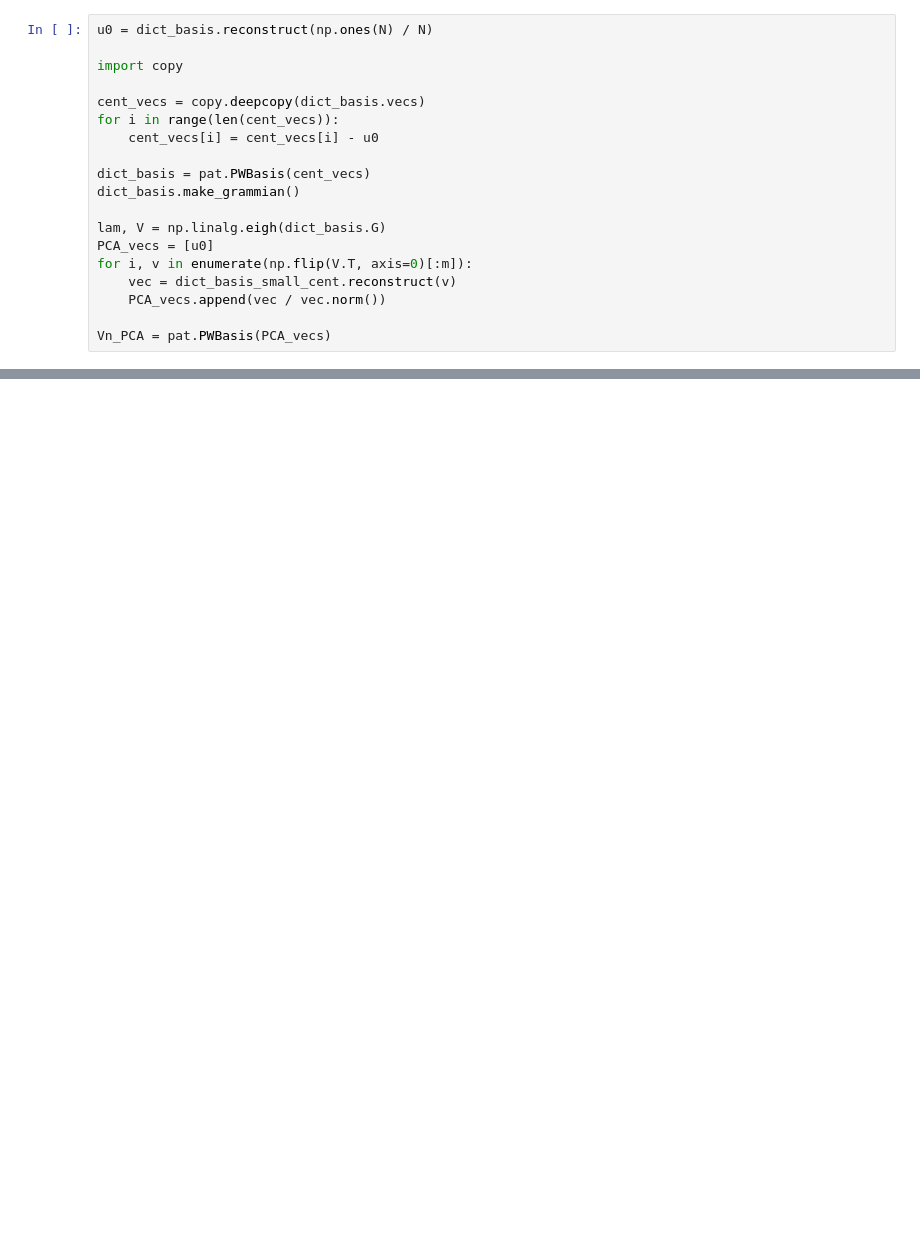
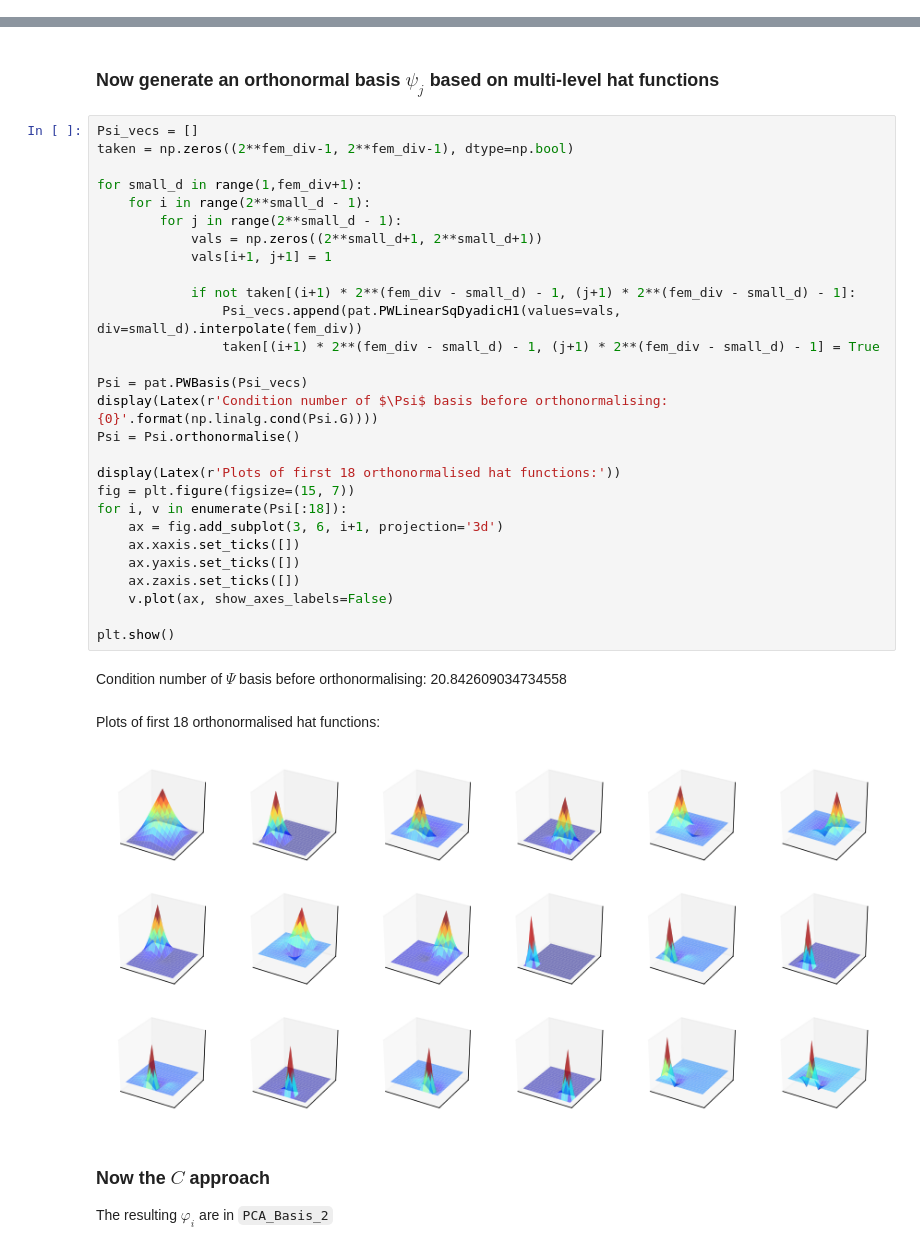
Before and after one commit to james-nichols/pyApproxTools, a Jupyter notebook: notebooks/pca/04_PDE_PCA.ipynb, the cells around one changed output, grey strips where cells are left out. Saved outputs shown, nothing was run; the diff lists cells and outputs as text; blank space fills up the shorter version.

````diff
--- a/notebooks/pca/04_PDE_PCA.ipynb
+++ b/notebooks/pca/04_PDE_PCA.ipynb
@@ -96,19 +128,0 @@ First let us test this all in $\bbR^K$ for some moderate $K$.
-# %%
-u0 = dict_basis.reconstruct(np.ones(N) / N)
-
-import copy
-
-cent_vecs = copy.deepcopy(dict_basis.vecs)
-for i in range(len(cent_vecs)):
-    cent_vecs[i] = cent_vecs[i] - u0
-
-dict_basis = pat.PWBasis(cent_vecs)
-dict_basis.make_grammian()
-
-lam, V = np.linalg.eigh(dict_basis.G)
-PCA_vecs = [u0]
-for i, v in enumerate(np.flip(V.T, axis=0)[:m]):
-    vec = dict_basis_small_cent.reconstruct(v)
-    PCA_vecs.append(vec / vec.norm())
-
-Vn_PCA = pat.PWBasis(PCA_vecs)
@@ -114,0 +146,38 @@ Vn_PCA = pat.PWBasis(PCA_vecs)
+# %% [markdown]
+### Now generate an orthonormal basis $\psi_j$ based on multi-level hat functions
+# %%
+Psi_vecs = []
+taken = np.zeros((2**fem_div-1, 2**fem_div-1), dtype=np.bool)
+
+for small_d in range(1,fem_div+1):
+    for i in range(2**small_d - 1):
+        for j in range(2**small_d - 1):
+            vals = np.zeros((2**small_d+1, 2**small_d+1))
+            vals[i+1, j+1] = 1
+
+            if not taken[(i+1) * 2**(fem_div - small_d) - 1, (j+1) * 2**(fem_div - small_d) - 1]:
+                Psi_vecs.append(pat.PWLinearSqDyadicH1(values=vals, div=small_d).interpolate(fem_div))
+                taken[(i+1) * 2**(fem_div - small_d) - 1, (j+1) * 2**(fem_div - small_d) - 1] = True
+
+Psi = pat.PWBasis(Psi_vecs)
+display(Latex(r'Condition number of $\Psi$ basis before orthonormalising: {0}'.format(np.linalg.cond(Psi.G))))
+Psi = Psi.orthonormalise()
+
+display(Latex(r'Plots of first 18 orthonormalised hat functions:'))
+fig = plt.figure(figsize=(15, 7))
+for i, v in enumerate(Psi[:18]):
+    ax = fig.add_subplot(3, 6, i+1, projection='3d')
+    ax.xaxis.set_ticks([])
+    ax.yaxis.set_ticks([])
+    ax.zaxis.set_ticks([])
+    v.plot(ax, show_axes_labels=False)
+
+plt.show()
+# %% [output]
+Condition number of $\Psi$ basis before orthonormalising: 20.842609034734558
+Plots of first 18 orthonormalised hat functions:
+[figure, added]
+# %% [markdown]
+### Now the $C$ approach
+
+The resulting $\varphi_i$ are in ```PCA_Basis_2```
````
Also changed, not shown: parts of 11 cells of this notebook.
